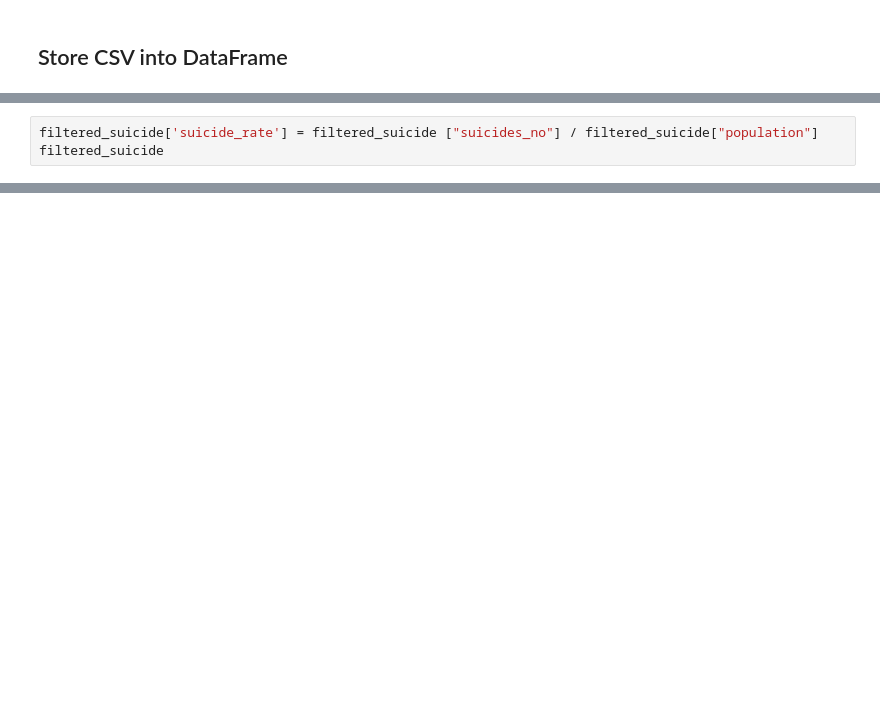
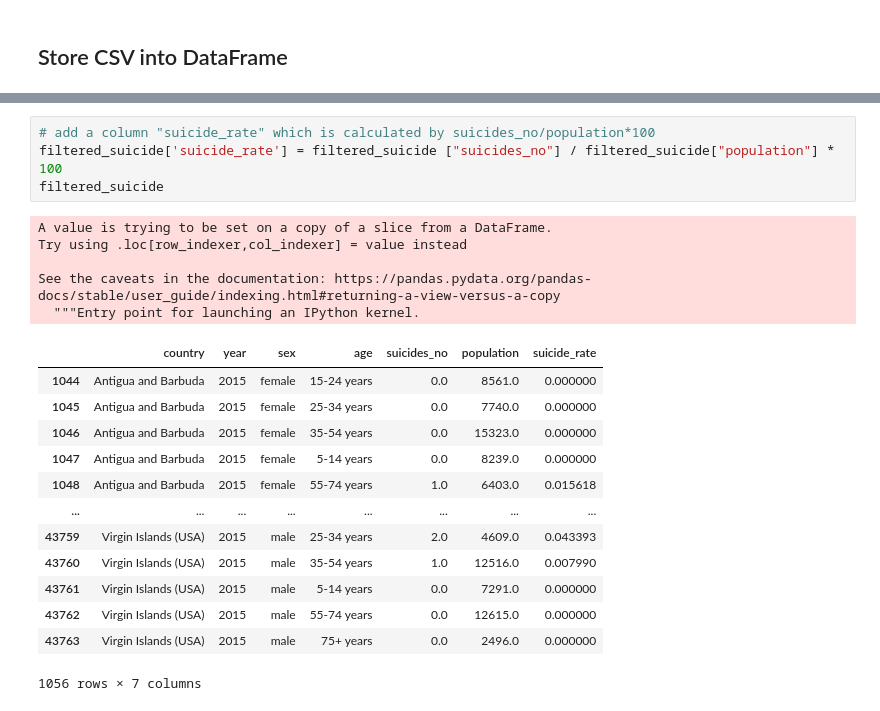
Before and after one commit to lmbejaran/Columbia-ETL-Project, a Jupyter notebook: Main.ipynb, the cells around one changed output, grey strips where cells are left out. Cells and saved outputs as stored; diff of their text form; blank space fills up the shorter version.

```diff
--- a/Main.ipynb
+++ b/Main.ipynb
@@ -176,3 +139,0 @@ dtype: object
-# %%
-filtered_suicide['suicide_rate'] = filtered_suicide ["suicides_no"] / filtered_suicide["population"]
-filtered_suicide
@@ -197,0 +151,23 @@ See the caveats in the documentation: https://pandas.pydata.org/pandas-docs/stab
+# %%
+# add a column "suicide_rate" which is calculated by suicides_no/population*100
+filtered_suicide['suicide_rate'] = filtered_suicide ["suicides_no"] / filtered_suicide["population"] * 100
+filtered_suicide
+# %% [output]
+A value is trying to be set on a copy of a slice from a DataFrame.
+Try using .loc[row_indexer,col_indexer] = value instead
+
+See the caveats in the documentation: https://pandas.pydata.org/pandas-docs/stable/user_guide/indexing.html#returning-a-view-versus-a-copy
+  """Entry point for launching an IPython kernel.
+|  | country | year | sex | age | suicides_no | population | suicide_rate |
+| 1044 | Antigua and Barbuda | 2015 | female | 15-24 years | 0.0 | 8561.0 | 0.000000 |
+| 1045 | Antigua and Barbuda | 2015 | female | 25-34 years | 0.0 | 7740.0 | 0.000000 |
+| 1046 | Antigua and Barbuda | 2015 | female | 35-54 years | 0.0 | 15323.0 | 0.000000 |
+| 1047 | Antigua and Barbuda | 2015 | female | 5-14 years | 0.0 | 8239.0 | 0.000000 |
+| 1048 | Antigua and Barbuda | 2015 | female | 55-74 years | 1.0 | 6403.0 | 0.015618 |
+| ... | ... | ... | ... | ... | ... | ... | ... |
+| 43759 | Virgin Islands (USA) | 2015 | male | 25-34 years | 2.0 | 4609.0 | 0.043393 |
+| 43760 | Virgin Islands (USA) | 2015 | male | 35-54 years | 1.0 | 12516.0 | 0.007990 |
+| 43761 | Virgin Islands (USA) | 2015 | male | 5-14 years | 0.0 | 7291.0 | 0.000000 |
+| 43762 | Virgin Islands (USA) | 2015 | male | 55-74 years | 0.0 | 12615.0 | 0.000000 |
+| 43763 | Virgin Islands (USA) | 2015 | male | 75+ years | 0.0 | 2496.0 | 0.000000 |
+1056 rows × 7 columns
```
Also changed, not shown: parts of 27 cells of this notebook.
